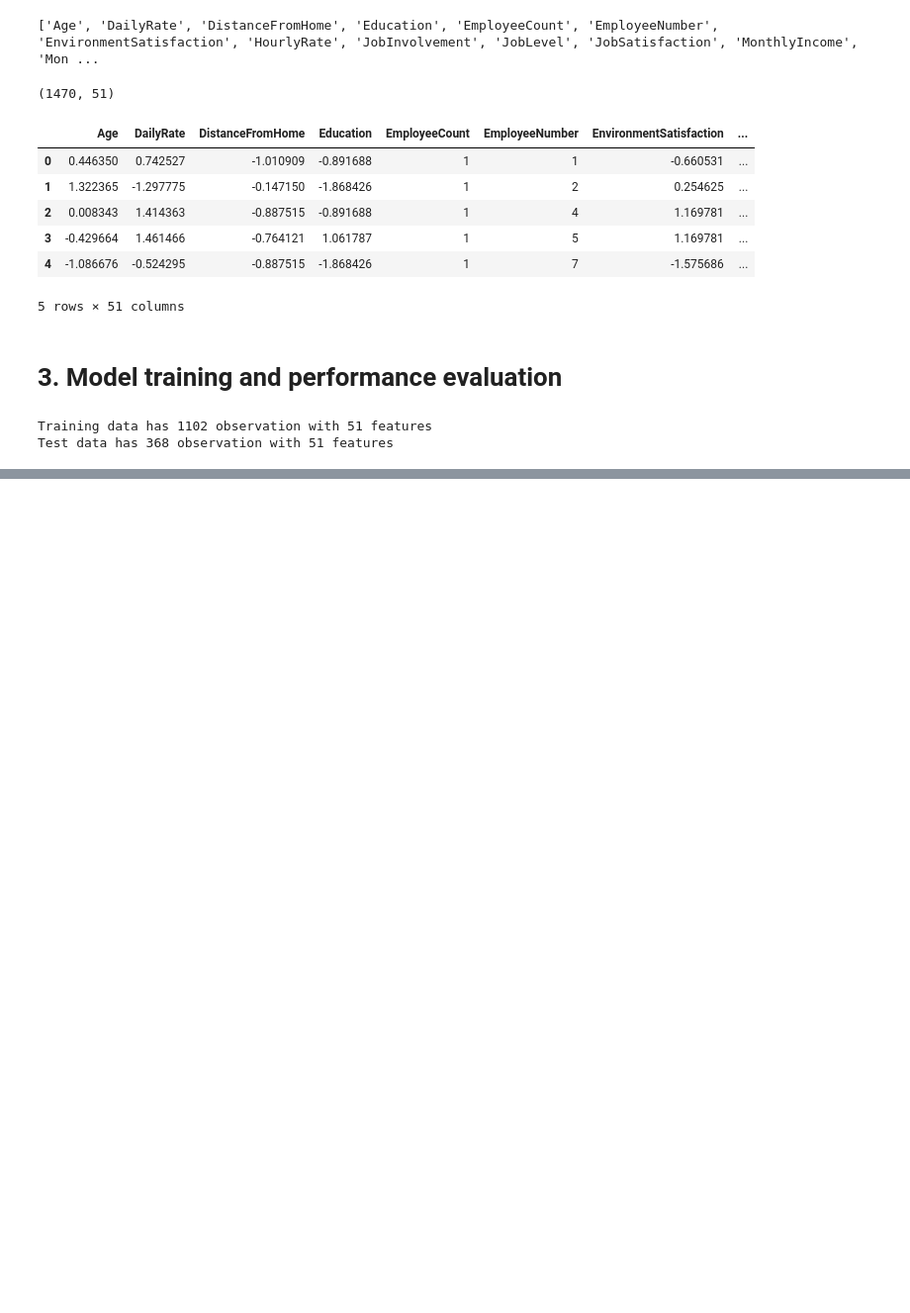
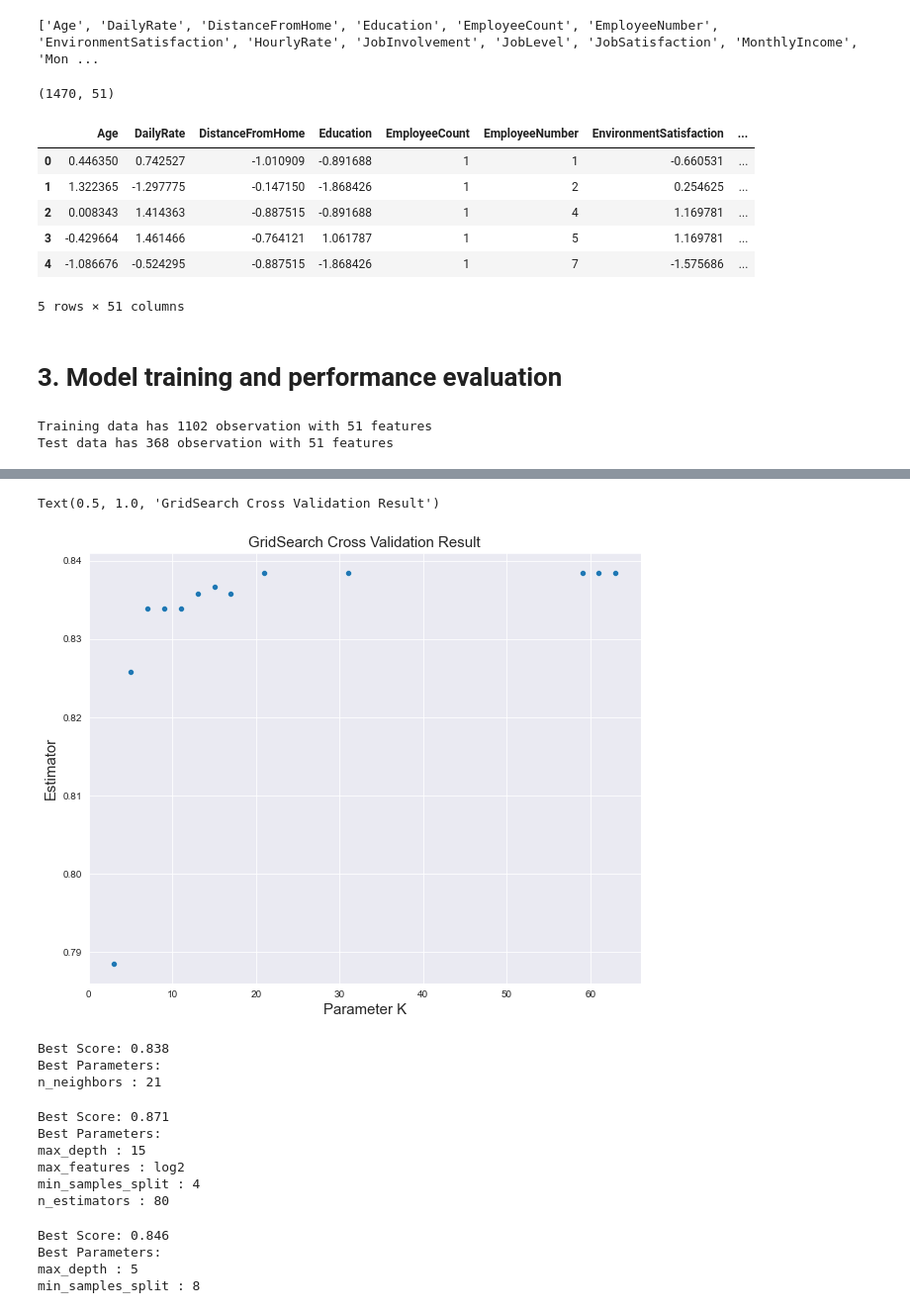
Before and after one commit to dalemunroe/project-4_group-2, a Jupyter notebook: IBM Employee Attrition.ipynb, the cells around one changed output, grey strips where cells are left out. Shown at 99% size. Drawn from its saved outputs; the diff is of its cells as text; code cells hidden in the pictures; blank space fills up the shorter version.

```diff
--- a/IBM Employee Attrition.ipynb
+++ b/IBM Employee Attrition.ipynb
@@ -258,0 +382,5 @@ xg = xgb.XGBClassifier(random_state = 6)
+# %%
+# hyperparameter tuning for K nearest neighbors
+knn_params = {
+    'n_neighbors':[3,5,7,9,11,13,15,17,21,31,59,61,63]
+}
@@ -258,0 +396,71 @@ xg = xgb.XGBClassifier(random_state = 6)
+# %%
+knn_res = grid_knn.cv_results_
+# %%
+# visualize the affect of different hyperparameters on performance
+sns.set_style('darkgrid')
+plt.figure(figsize=(10, 8))
+sns.scatterplot(x = 'param_n_neighbors', y = 'mean_test_score',data = knn_res)
+plt.xlabel('Parameter K',fontsize = 15)
+plt.ylabel('Estimator',fontsize = 15)
+plt.title('GridSearch Cross Validation Result',fontsize = 15)
+# %% [output]
+Text(0.5, 1.0, 'GridSearch Cross Validation Result')
+[figure, added]
+# %%
+# apply helper function to get the best hyperparameter
+get_grid_res(grid_knn)
+
+best_knn_model = grid_knn.best_estimator_
+
+# append the best model to the list for other evalution
+best_models.append(('K Nearest Neighbors',best_knn_model))
+# %% [output]
+Best Score: 0.838
+Best Parameters:
+n_neighbors : 21
+# %%
+# hyperparameter tuning for random forest
+params_rf = {
+    'n_estimators': [20,40,60,80],
+    'min_samples_split':[4,6,8],
+    'max_depth': [1, 5, 10, 15],
+    'max_features': ['sqrt', 'auto','log2']
+}
+grid_rf = GridSearchCV(rf,params_rf, cv=kfold)
+grid_rf.fit(X_train, y_train)
+
+# apply helper function to get the best hyperparameter
+get_grid_res(grid_rf)
+rf_res = grid_rf.cv_results_
+best_rf_model = grid_rf.best_estimator_
+
+# append the best model to the list for other evalution
+best_models.append(('Random Forest', best_rf_model))
+# %% [output]
+Best Score: 0.871
+Best Parameters:
+max_depth : 15
+max_features : log2
+min_samples_split : 4
+n_estimators : 80
+# %%
+# hyperparameter tuning for decision tree
+params_dt = {
+    'max_depth':[1,5,10,15],
+    'min_samples_split':[2,4,6,8,10]
+}
+grid_dt = GridSearchCV(dt,params_dt, cv=kfold)
+grid_dt.fit(X_train, y_train)
+
+# apply helper function to get the best hyperparameter
+get_grid_res(grid_dt)
+
+best_dt_model = grid_dt.best_estimator_
+
+# append the best model to the list for other evalution
+best_models.append(('Decision Tree', best_dt_model))
+# %% [output]
+Best Score: 0.846
+Best Parameters:
+max_depth : 5
+min_samples_split : 8
```
Also changed, not shown: parts of 20 cells of this notebook.
